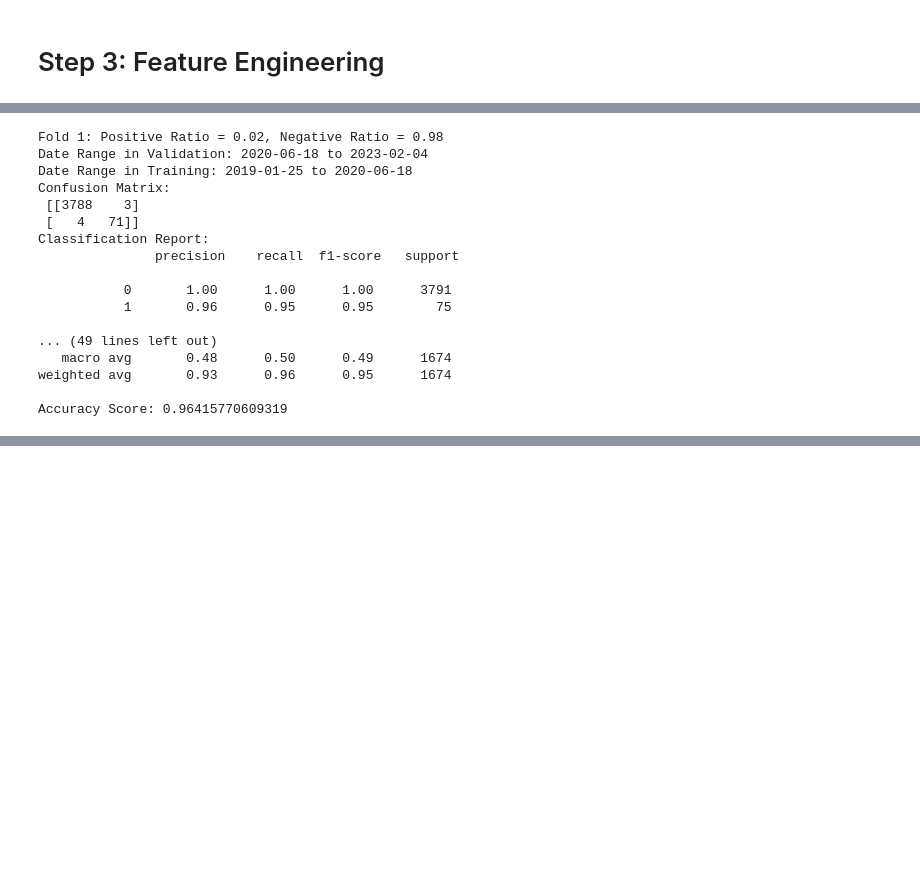
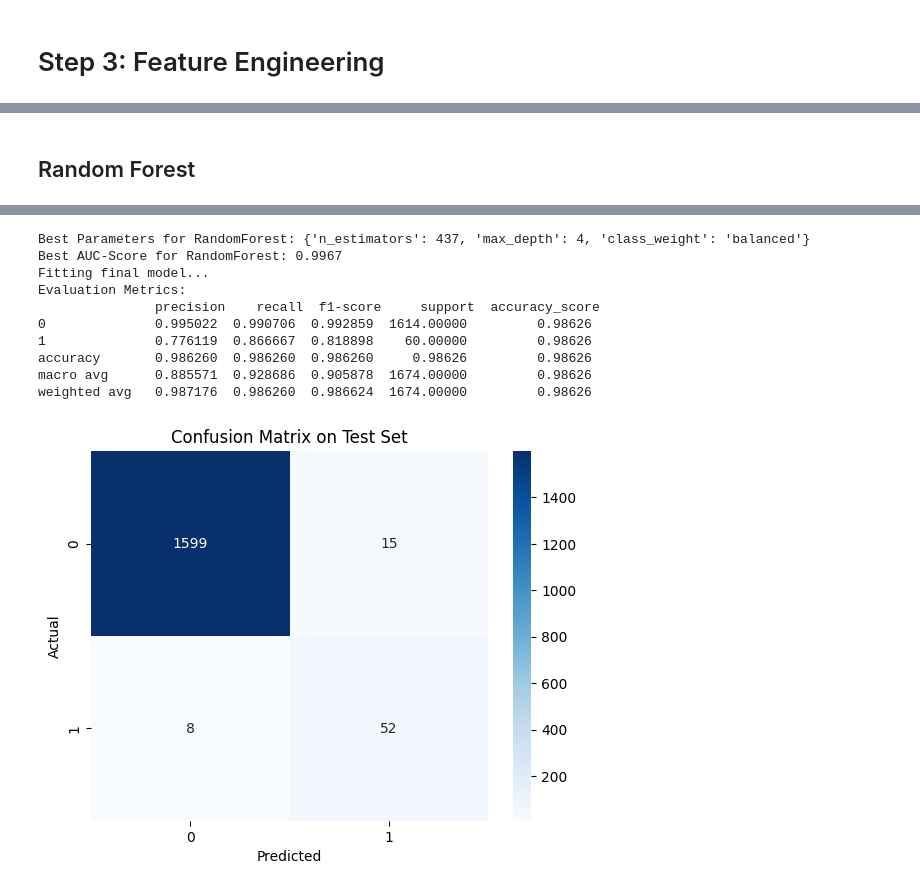
Before and after one commit to frknayk/InjuryPrediction, a Jupyter notebook: Modelling.ipynb, the cells around one changed output, grey strips where cells are left out. Drawn from its saved outputs; the diff is of its cells as text; code cells hidden in the pictures; blank space fills up the shorter version.

Commit message:
Modelling notebook

```diff
--- a/Modelling.ipynb
+++ b/Modelling.ipynb
@@ -120,5 +125,3 @@ X_train = train_sorted.drop(['target', 'Injury', 'Player', 'Player ID', 'From'],
 y_train = train_sorted['target']
 X_test = test.drop(['target', 'Injury', 'Player', 'Player ID', 'From'], axis=1)
 y_test = test['target']
-# %%
-X_train['date'] = X_train
@@ -139,54 +130,36 @@ X_train['date'] = X_train
 # %%
-# Step 5: Cross-Validation with Time-Series Split
-def cross_validate_model(model, X, y, dates, cv_method='time_series', num_splits=3):
+def cross_validate_model(model, X, y, dates, cv_method='time_series'):
     if cv_method == 'time_series':
-        cv = TimeSeriesSplit(n_splits=num_splits)
+        cv = TimeSeriesSplit(n_splits=5)
 
     for fold, (train_idx, val_idx) in enumerate(cv.split(X, y)):
         X_train_fold, X_val_fold = X.iloc[train_idx], X.iloc[val_idx]
         y_train_fold, y_val_fold = y.iloc[train_idx], y.iloc[val_idx]
         val_dates = dates.iloc[val_idx]
-        train_dates = dates.iloc[train_idx]
 
         # Calculate class distribution in the validation set
         pos_ratio = y_val_fold.sum() / len(y_val_fold)
         neg_ratio = 1 - pos_ratio
         print(f"Fold {fold + 1}: Positive Ratio = {pos_ratio:.2f}, Negative Ratio = {neg_ratio:.2f}")
-        print(f"Date Range in Validation: {val_dates.min().date()} to {val_dates.max().date()}")
-        print(f"Date Range in Training: {train_dates.min().date()} to {train_dates.max().date()}")
+        print(f"Date Range: {val_dates.min().date()} to {val_dates.max().date()}")
 
         model.fit(X_train_fold, y_train_fold)
         y_pred_val = model.predict(X_val_fold)
         evaluate_model(y_val_fold, y_pred_val)
 
+
 # Evaluation Function
 def evaluate_model(y_true, y_pred):
-    print("Confusion Matrix:\n", confusion_matrix(y_true, y_pred))
-    print("Classification Report:\n", classification_report(y_true, y_pred))
-    print("Accuracy Score:", accuracy_score(y_true, y_pred))
+    cm = confusion_matrix(y_true, y_pred)
+    metrics_df = pd.DataFrame(
+        classification_report(y_true, y_pred, output_dict=True)).transpose()
+    metrics_df['accuracy_score'] = accuracy_score(y_true, y_pred)
 
-# Example Model Evaluation
-model = RandomForestClassifier(random_state=42)
-cross_validate_model(model, X_train, y_train, train_sorted['From'], num_splits=3)
-
-# Final Evaluation on Test Set
-y_pred = model.predict(X_test)
-evaluate_model(y_test, y_pred)
+    print("Evaluation Metrics:\n", metrics_df)
+    plt.figure(figsize=(8, 6))
+    sns.heatmap(cm, annot=True, fmt='d', cmap='Blues')
+    plt.title('Confusion Matrix')
+    plt.xlabel('Predicted')
+    plt.ylabel('Actual')
+    plt.show()
+    return metrics_df
-# %% [output]
-Fold 1: Positive Ratio = 0.02, Negative Ratio = 0.98
-Date Range in Validation: 2020-06-18 to 2023-02-04
-Date Range in Training: 2019-01-25 to 2020-06-18
-Confusion Matrix:
- [[3788    3]
- [   4   71]]
-Classification Report:
-               precision    recall  f1-score   support
-
-           0       1.00      1.00      1.00      3791
-           1       0.96      0.95      0.95        75
-
-... (49 lines left out)
-   macro avg       0.48      0.50      0.49      1674
-weighted avg       0.93      0.96      0.95      1674
-
-Accuracy Score: 0.96415770609319
@@ -192,0 +243,17 @@ Accuracy Score: 0.96415770609319
+# %%
+NFOLDS = 3
+RANDOM_STATE = 42
+# %% [markdown]
+## Random Forest
+# %%
+def rf_param_space(trial):
+    return {
+    "n_estimators": trial.suggest_int("n_estimators", 100, 1000, log=True),
+    "max_depth": trial.suggest_int("max_depth", 3, 10),
+    "class_weight": trial.suggest_categorical("class_weight", ["balanced_subsample", "balanced"]),
+    "random_state": RANDOM_STATE,
+}
+
+best_params_rf, best_score = cross_val_train_optuna(X_train, y_train, RandomForestClassifier, rf_param_space)
+final_model_rf, results_rf  = fit_final_model(RandomForestClassifier, X_train, y_train, X_test, y_test, best_params_rf)
+# %% [output]
@@ -192,0 +271,11 @@ Accuracy Score: 0.96415770609319
+Best Parameters for RandomForest: {'n_estimators': 437, 'max_depth': 4, 'class_weight': 'balanced'}
+Best AUC-Score for RandomForest: 0.9967
+Fitting final model...
+Evaluation Metrics:
+               precision    recall  f1-score     support  accuracy_score
+0              0.995022  0.990706  0.992859  1614.00000         0.98626
+1              0.776119  0.866667  0.818898    60.00000         0.98626
+accuracy       0.986260  0.986260  0.986260     0.98626         0.98626
+macro avg      0.885571  0.928686  0.905878  1674.00000         0.98626
+weighted avg   0.987176  0.986260  0.986624  1674.00000         0.98626
+[figure, added]
```
Also changed, not shown: parts of 13 cells of this notebook.
